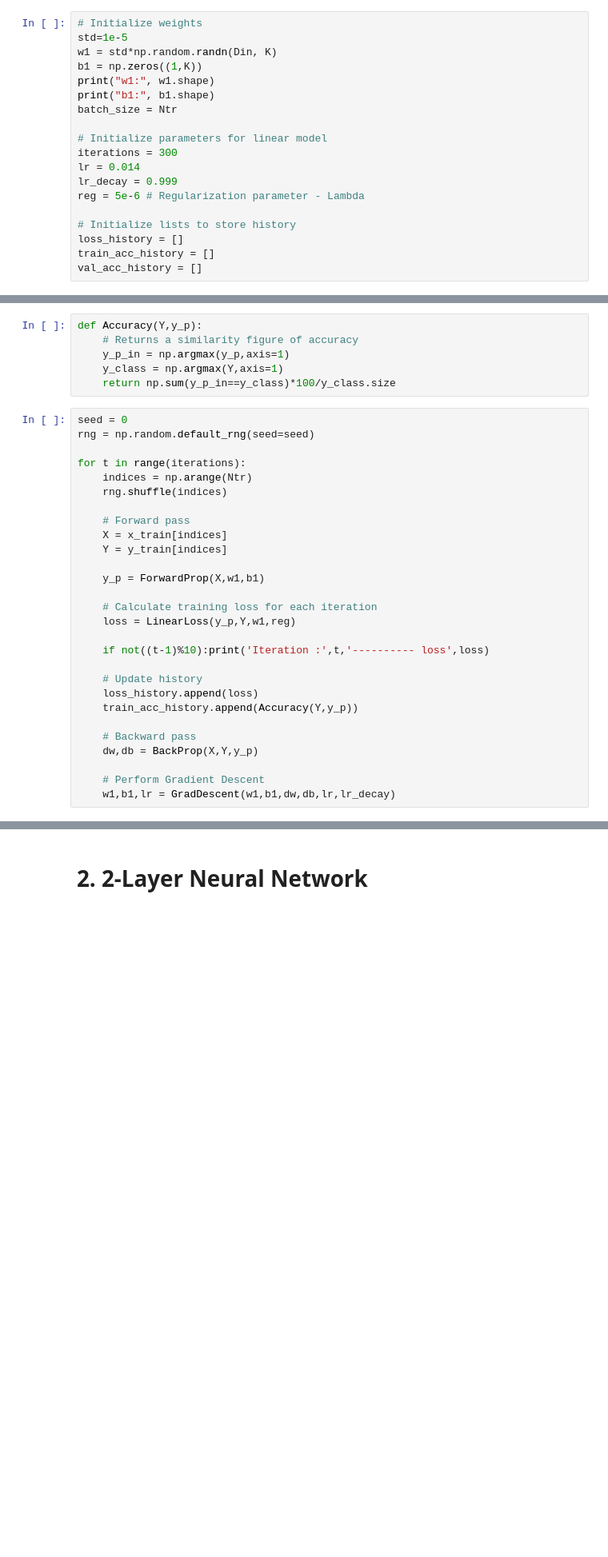
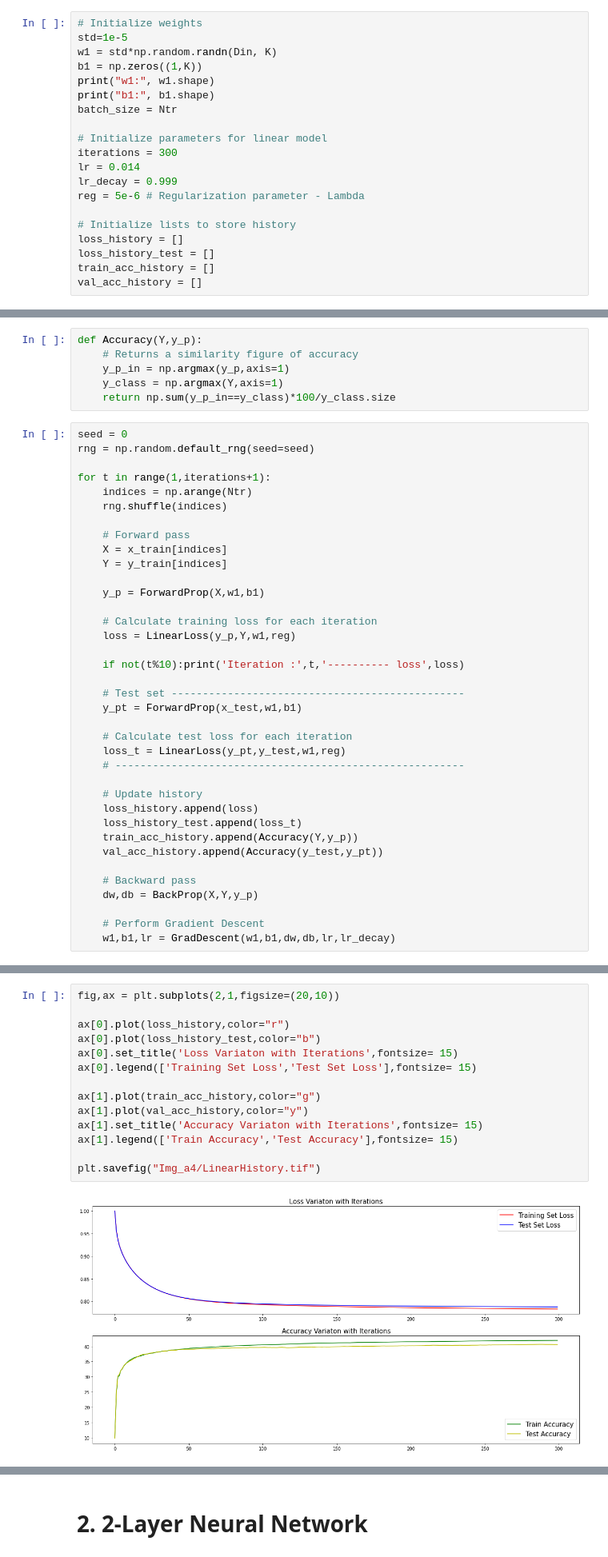
Before and after one commit to AmashiNiw/EN2550-Assignments, a Jupyter notebook: A04/180433E_a4.ipynb, the cells around one changed output, grey strips where cells are left out. Shown at 80% size. Cells and saved outputs as stored; diff of their text form; blank space fills up the shorter version.

Commit message:
Completed part 1 plots

```diff
--- a/A04/180433E_a4.ipynb
+++ b/A04/180433E_a4.ipynb
@@ -70,6 +70,7 @@ reg = 5e-6 # Regularization parameter - Lambda
 
 # Initialize lists to store history
 loss_history = []
+loss_history_test = []
 train_acc_history = []
 val_acc_history = []
 # %% [output]
@@ -108,7 +109,7 @@ def Accuracy(Y,y_p):
 seed = 0
 rng = np.random.default_rng(seed=seed)
 
-for t in range(iterations):
+for t in range(1,iterations+1):
     indices = np.arange(Ntr)
     rng.shuffle(indices)
 
@@ -121,11 +122,20 @@ for t in range(iterations):
     # Calculate training loss for each iteration
     loss = LinearLoss(y_p,Y,w1,reg)
 
-    if not((t-1)%10):print('Iteration :',t,'---------- loss',loss)
+    if not(t%10):print('Iteration :',t,'---------- loss',loss)
+
+    # Test set -----------------------------------------------
+    y_pt = ForwardProp(x_test,w1,b1)
+
+    # Calculate test loss for each iteration
+    loss_t = LinearLoss(y_pt,y_test,w1,reg)
+    # --------------------------------------------------------
 
     # Update history
     loss_history.append(loss)
+    loss_history_test.append(loss_t)
     train_acc_history.append(Accuracy(Y,y_p))
+    val_acc_history.append(Accuracy(y_test,y_pt))
 
     # Backward pass
     dw,db = BackProp(X,Y,y_p)
@@ -184,0 +177,16 @@ Test Accuracy: 40.57
+# %%
+fig,ax = plt.subplots(2,1,figsize=(20,10))
+
+ax[0].plot(loss_history,color="r")
+ax[0].plot(loss_history_test,color="b")
+ax[0].set_title('Loss Variaton with Iterations',fontsize= 15)
+ax[0].legend(['Training Set Loss','Test Set Loss'],fontsize= 15)
+
+ax[1].plot(train_acc_history,color="g")
+ax[1].plot(val_acc_history,color="y")
+ax[1].set_title('Accuracy Variaton with Iterations',fontsize= 15)
+ax[1].legend(['Train Accuracy','Test Accuracy'],fontsize= 15)
+
+plt.savefig("Img_a4/LinearHistory.tif")
+# %% [output]
+[figure, added]
```
Also changed, not shown: parts of 6 cells of this notebook, 2 other files.
